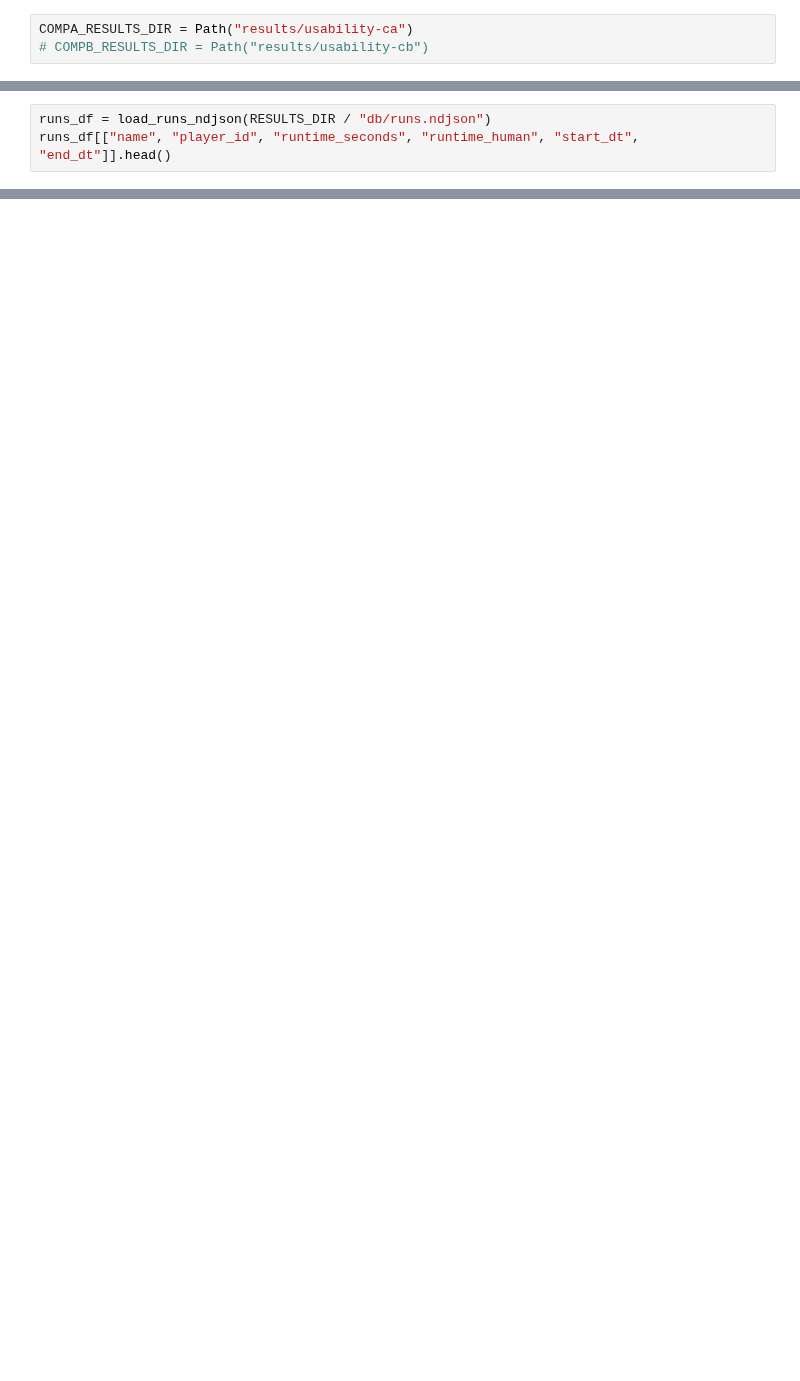
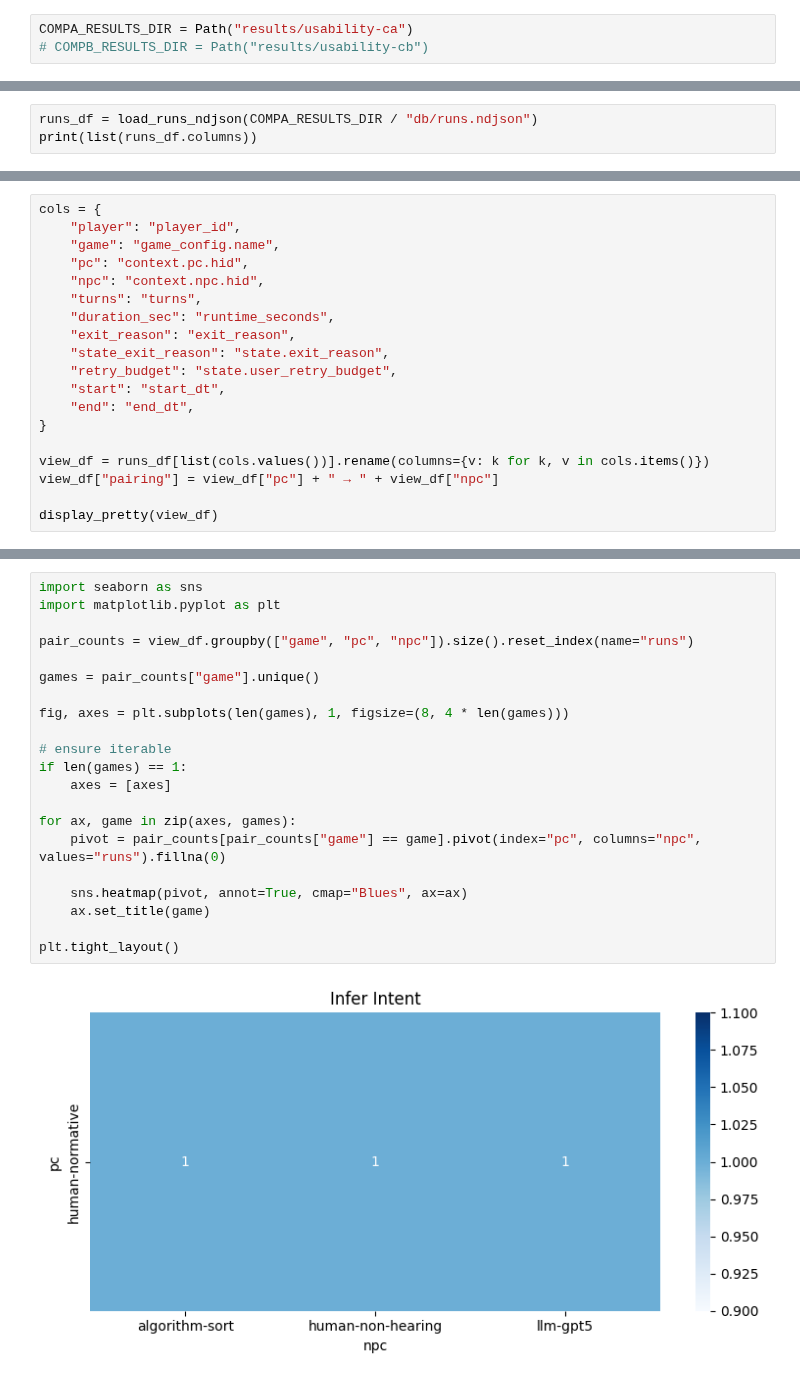
Before and after one commit to diverse-cognitive-systems-group/dcs-simulation-engine, a Jupyter notebook: analysis/usability/System Performance Analysis.ipynb, the cells around one changed output, grey strips where cells are left out. Drawn from its saved outputs; the diff is of its cells as text; blank space fills up the shorter version.

Commit message:
first draft usability compa analysis

```diff
--- a/analysis/usability/System Performance Analysis.ipynb
+++ b/analysis/usability/System Performance Analysis.ipynb
@@ -34,4 +40,4 @@ destroyed:      2026-03-05 22:00:17.315222
 # %%
-runs_df = load_runs_ndjson(RESULTS_DIR / "db/runs.ndjson")
-runs_df[["name", "player_id", "runtime_seconds", "runtime_human", "start_dt", "end_dt"]].head()
+runs_df = load_runs_ndjson(COMPA_RESULTS_DIR / "db/runs.ndjson")
+print(list(runs_df.columns))
 # %% [output]
@@ -77,0 +45,19 @@ logs_df.head()
+# %%
+cols = {
+    "player": "player_id",
+    "game": "game_config.name",
+    "pc": "context.pc.hid",
+    "npc": "context.npc.hid",
+    "turns": "turns",
+    "duration_sec": "runtime_seconds",
+    "exit_reason": "exit_reason",
+    "state_exit_reason": "state.exit_reason",
+    "retry_budget": "state.user_retry_budget",
+    "start": "start_dt",
+    "end": "end_dt",
+}
+
+view_df = runs_df[list(cols.values())].rename(columns={v: k for k, v in cols.items()})
+view_df["pairing"] = view_df["pc"] + " → " + view_df["npc"]
+
+display_pretty(view_df)
@@ -77,0 +118,23 @@ logs_df.head()
+# %%
+import seaborn as sns
+import matplotlib.pyplot as plt
+
+pair_counts = view_df.groupby(["game", "pc", "npc"]).size().reset_index(name="runs")
+
+games = pair_counts["game"].unique()
+
+fig, axes = plt.subplots(len(games), 1, figsize=(8, 4 * len(games)))
+
+# ensure iterable
+if len(games) == 1:
+    axes = [axes]
+
+for ax, game in zip(axes, games):
+    pivot = pair_counts[pair_counts["game"] == game].pivot(index="pc", columns="npc", values="runs").fillna(0)
+
+    sns.heatmap(pivot, annot=True, cmap="Blues", ax=ax)
+    ax.set_title(game)
+
+plt.tight_layout()
+# %% [output]
+[figure, added]
```
Also changed, not shown: parts of 50 cells of this notebook, 8 other files.
